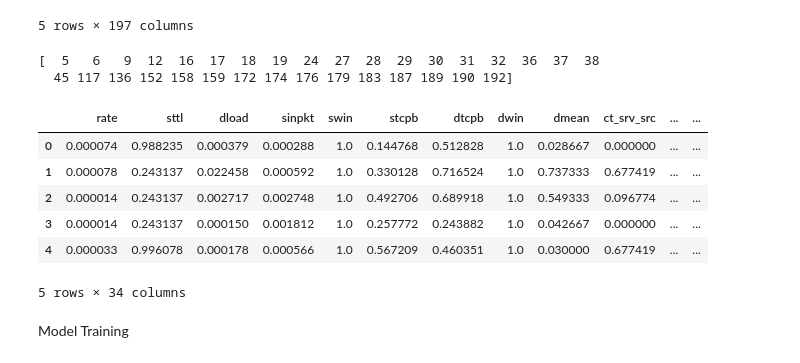
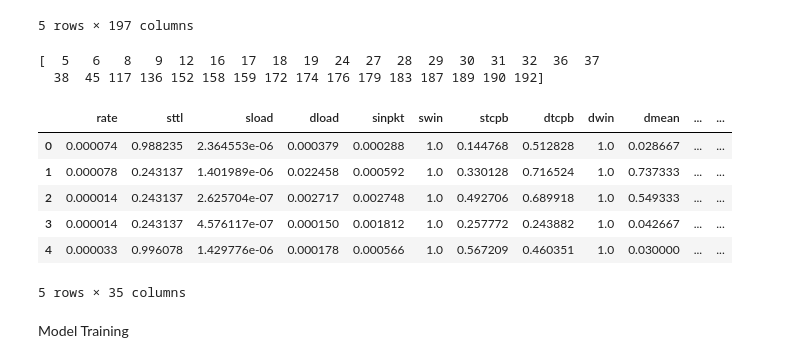
Before and after one commit to eugeneleo06/Project, a Jupyter notebook: project.ipynb, the cells around one changed output. Cells and saved outputs as stored; diff of their text form; code cells hidden in the pictures.

```diff
--- a/project.ipynb
+++ b/project.ipynb
@@ -162,32 +163,32 @@ data.head()
 # %%
 x = data.drop('label', axis=1)
 y = data['label']
 
-kbest = sklearn.feature_selection.SelectKBest(score_func=sklearn.feature_selection.chi2, k=33) # k values can be determined with grid search / RFE
+kbest = sklearn.feature_selection.SelectKBest(score_func=sklearn.feature_selection.chi2, k=34)
 kbest.fit(x, y)
 
 X_kbest = kbest.transform(x)
 
 kbest_indices = kbest.get_support(indices=True)
 
 print(kbest_indices)
 
 selected_features = x.columns[kbest_indices]
 selected_data = data[selected_features]
 
 data = pd.concat([selected_data, y], axis=1)
 
 data.head()
 # %% [output]
-[  5   6   9  12  16  17  18  19  24  27  28  29  30  31  32  36  37  38
-  45 117 136 152 158 159 172 174 176 179 183 187 189 190 192]
+[  5   6   8   9  12  16  17  18  19  24  27  28  29  30  31  32  36  37
+  38  45 117 136 152 158 159 172 174 176 179 183 187 189 190 192]
-|  | rate | sttl | dload | sinpkt | swin | stcpb | dtcpb | dwin | dmean | ct_srv_src | ... | ... |
-| 0 | 0.000074 | 0.988235 | 0.000379 | 0.000288 | 1.0 | 0.144768 | 0.512828 | 1.0 | 0.028667 | 0.000000 | ... | ... |
-| 1 | 0.000078 | 0.243137 | 0.022458 | 0.000592 | 1.0 | 0.330128 | 0.716524 | 1.0 | 0.737333 | 0.677419 | ... | ... |
-| 2 | 0.000014 | 0.243137 | 0.002717 | 0.002748 | 1.0 | 0.492706 | 0.689918 | 1.0 | 0.549333 | 0.096774 | ... | ... |
-| 3 | 0.000014 | 0.243137 | 0.000150 | 0.001812 | 1.0 | 0.257772 | 0.243882 | 1.0 | 0.042667 | 0.000000 | ... | ... |
-| 4 | 0.000033 | 0.996078 | 0.000178 | 0.000566 | 1.0 | 0.567209 | 0.460351 | 1.0 | 0.030000 | 0.677419 | ... | ... |
+|  | rate | sttl | sload | dload | sinpkt | swin | stcpb | dtcpb | dwin | dmean | ... | ... |
+| 0 | 0.000074 | 0.988235 | 2.364553e-06 | 0.000379 | 0.000288 | 1.0 | 0.144768 | 0.512828 | 1.0 | 0.028667 | ... | ... |
+| 1 | 0.000078 | 0.243137 | 1.401989e-06 | 0.022458 | 0.000592 | 1.0 | 0.330128 | 0.716524 | 1.0 | 0.737333 | ... | ... |
+| 2 | 0.000014 | 0.243137 | 2.625704e-07 | 0.002717 | 0.002748 | 1.0 | 0.492706 | 0.689918 | 1.0 | 0.549333 | ... | ... |
+| 3 | 0.000014 | 0.243137 | 4.576117e-07 | 0.000150 | 0.001812 | 1.0 | 0.257772 | 0.243882 | 1.0 | 0.042667 | ... | ... |
+| 4 | 0.000033 | 0.996078 | 1.429776e-06 | 0.000178 | 0.000566 | 1.0 | 0.567209 | 0.460351 | 1.0 | 0.030000 | ... | ... |
-5 rows × 34 columns
+5 rows × 35 columns
 # %% [markdown]
 Model Training
 # %%
```
Also changed, not shown: parts of 6 cells of this notebook.
